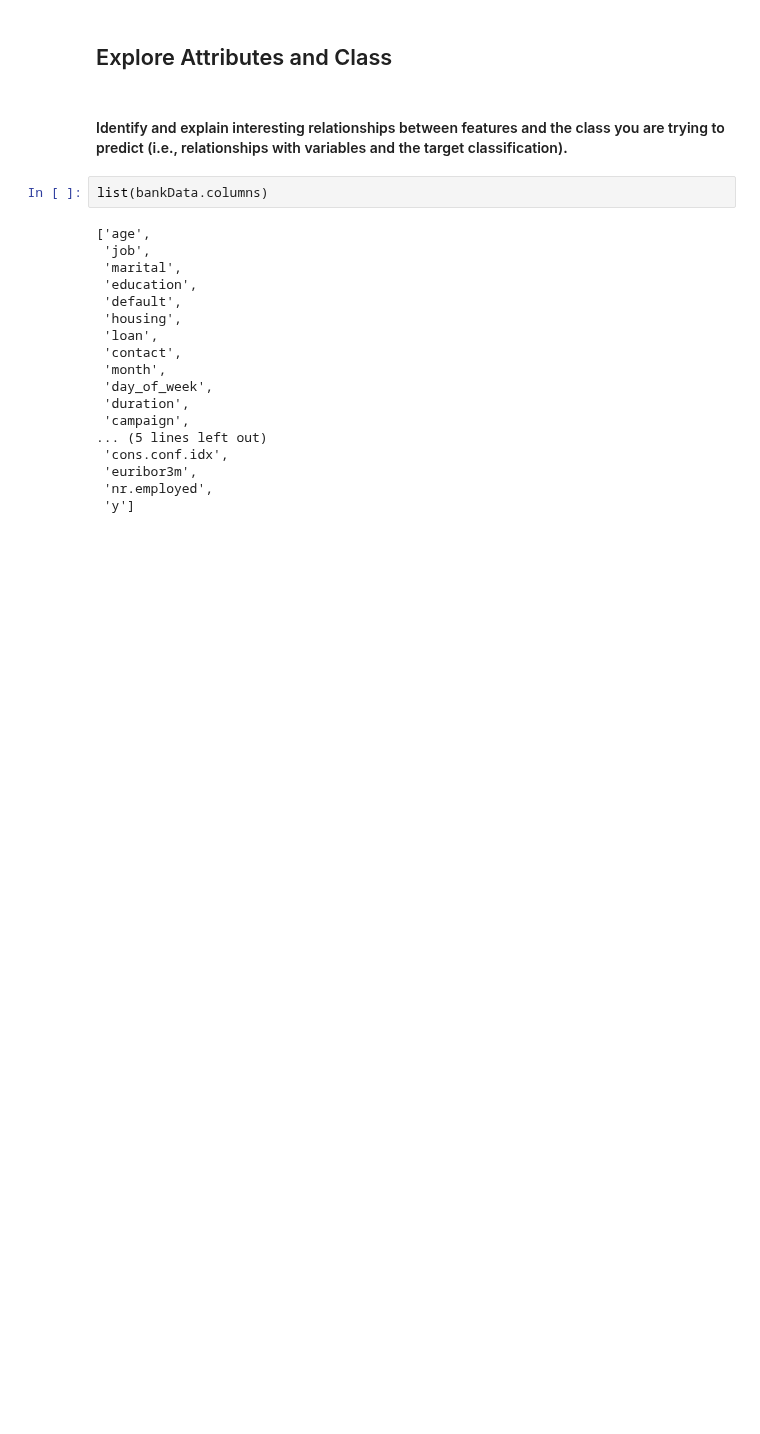
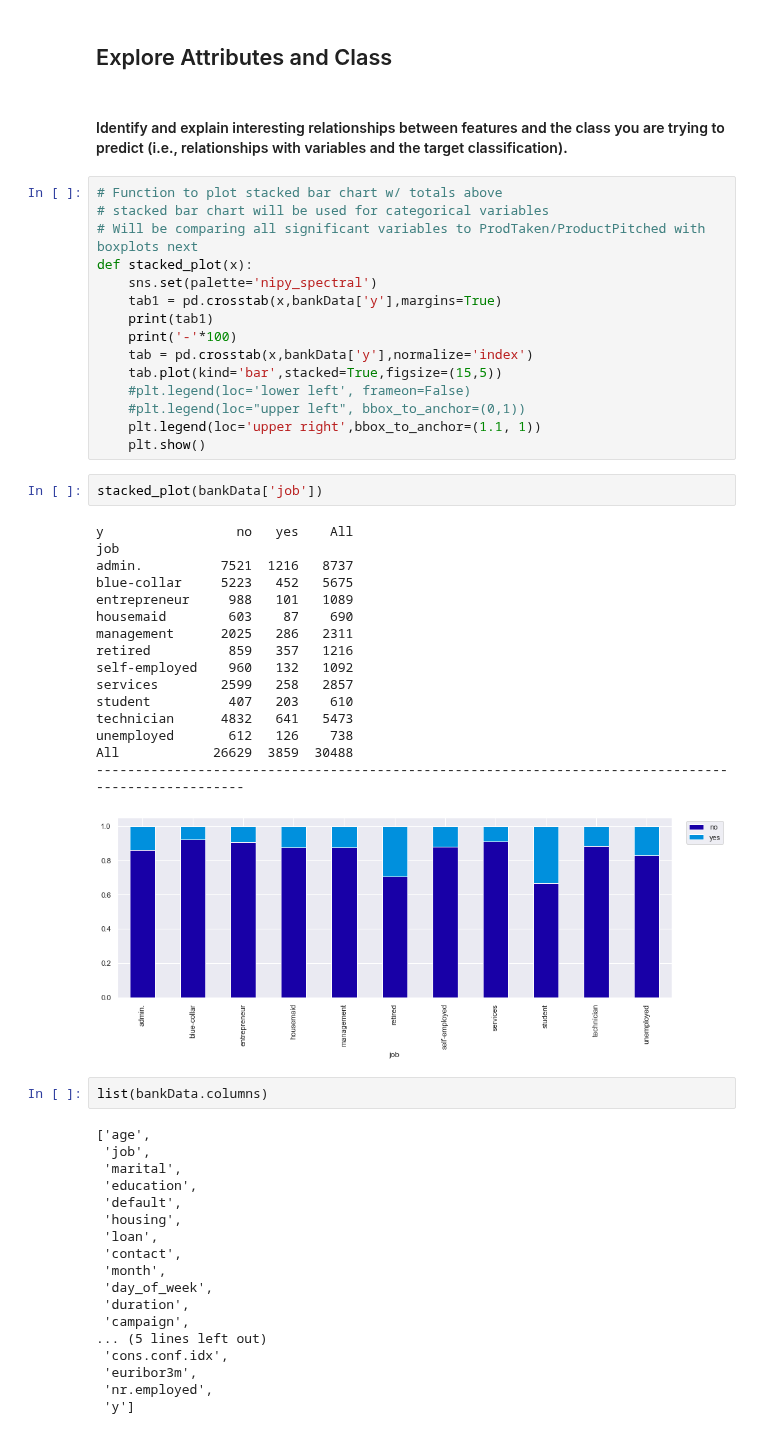
Before and after one commit to ChadKwong/DDSMachineLearning1, a Jupyter notebook: Lab1.ipynb, the cells around one changed output. Drawn from its saved outputs; the diff is of its cells as text; blank space fills up the shorter version.

```diff
--- a/Lab1.ipynb
+++ b/Lab1.ipynb
@@ -158,6 +160,40 @@ plt.title('Correlation Matrix', fontsize=16);
 ## Explore Attributes and Class
 # %% [markdown]
 #### Identify and explain interesting relationships between features and the class you are trying to predict (i.e., relationships with variables and the target classification).
+# %%
+# Function to plot stacked bar chart w/ totals above
+# stacked bar chart will be used for categorical variables
+# Will be comparing all significant variables to ProdTaken/ProductPitched with boxplots next
+def stacked_plot(x):
+    sns.set(palette='nipy_spectral')
+    tab1 = pd.crosstab(x,bankData['y'],margins=True)
+    print(tab1)
+    print('-'*100)
+    tab = pd.crosstab(x,bankData['y'],normalize='index')
+    tab.plot(kind='bar',stacked=True,figsize=(15,5))
+    #plt.legend(loc='lower left', frameon=False)
+    #plt.legend(loc="upper left", bbox_to_anchor=(0,1))
+    plt.legend(loc='upper right',bbox_to_anchor=(1.1, 1))
+    plt.show()
+# %%
+stacked_plot(bankData['job'])
+# %% [output]
+y                 no   yes    All
+job
+admin.          7521  1216   8737
+blue-collar     5223   452   5675
+entrepreneur     988   101   1089
+housemaid        603    87    690
+management      2025   286   2311
+retired          859   357   1216
+self-employed    960   132   1092
+services        2599   258   2857
+student          407   203    610
+technician      4832   641   5473
+unemployed       612   126    738
+All            26629  3859  30488
+----------------------------------------------------------------------------------------------------
+[figure, added]
 # %%
 list(bankData.columns)
 # %% [output]
```
Also changed, not shown: parts of 6 cells of this notebook.
